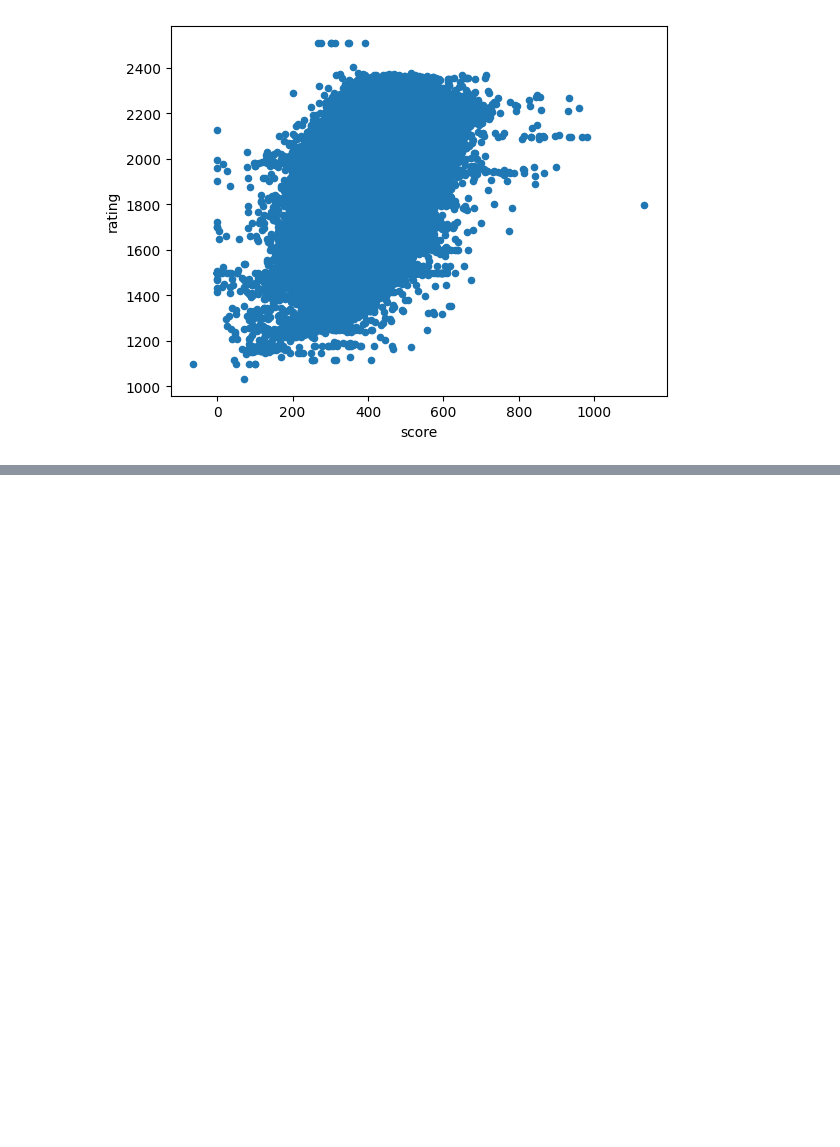
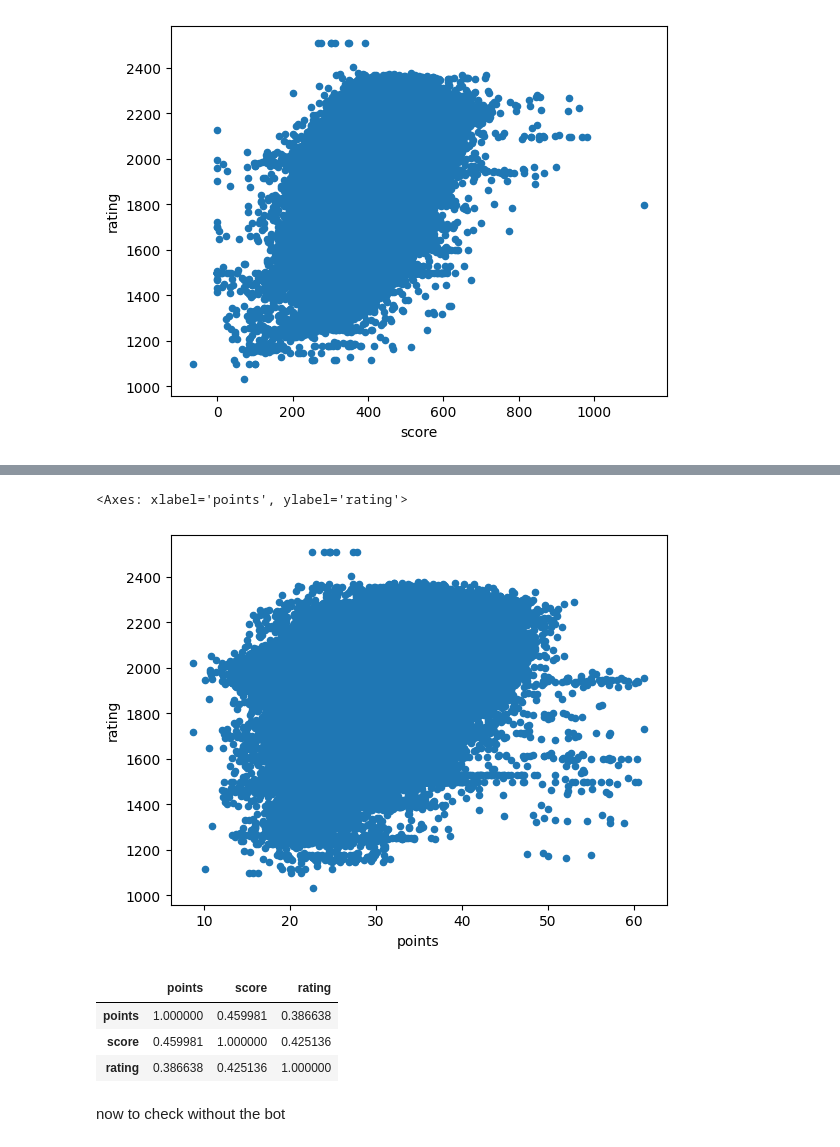
Before and after one commit to CatGuy1300/scrabble, a Jupyter notebook: notebooks/EDA.ipynb, the cells around one changed output, grey strips where cells are left out. Drawn from its saved outputs; the diff is of its cells as text; code cells hidden in the pictures; blank space fills up the shorter version.

Commit message:
created first (not full) pipeline for train set

```diff
--- a/notebooks/EDA.ipynb
+++ b/notebooks/EDA.ipynb
@@ -254,0 +336,4 @@ games_scores.groupby('lexicon').corr(numeric_only=True)
+# %%
+avg_points = turns.groupby('game_id').mean(numeric_only=True)['points']
+avg_points_ratings_with_bots = pd.merge(avg_points, train, on='game_id')
+avg_points_ratings_with_bots.head()
@@ -254,0 +348,14 @@ games_scores.groupby('lexicon').corr(numeric_only=True)
+# %%
+avg_points_ratings_with_bots.plot.scatter(x='points', y='rating')
+# %% [output]
+<Axes: xlabel='points', ylabel='rating'>
+[figure, added]
+# %%
+avg_points_ratings_with_bots.corr(numeric_only=True)
+# %% [output]
+|  | points | score | rating |
+| points | 1.000000 | 0.459981 | 0.386638 |
+| score | 0.459981 | 1.000000 | 0.425136 |
+| rating | 0.386638 | 0.425136 | 1.000000 |
+# %% [markdown]
+now to check without the bot
```
Also changed, not shown: parts of 56 cells of this notebook, 8 other files.
